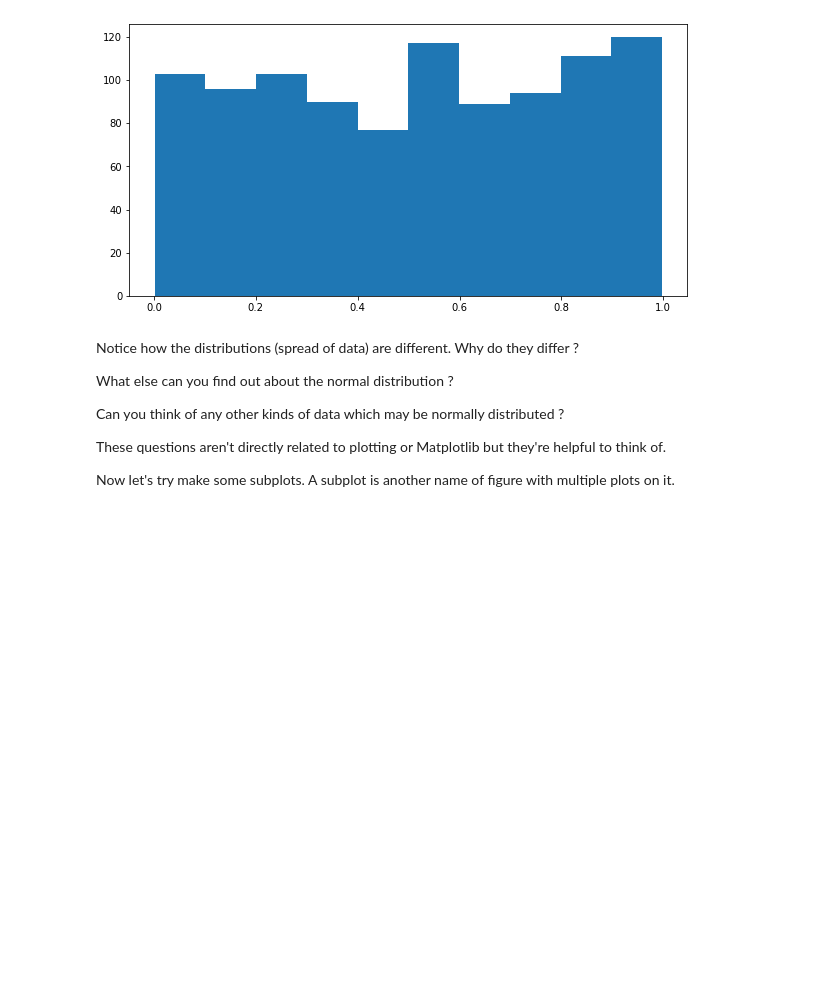
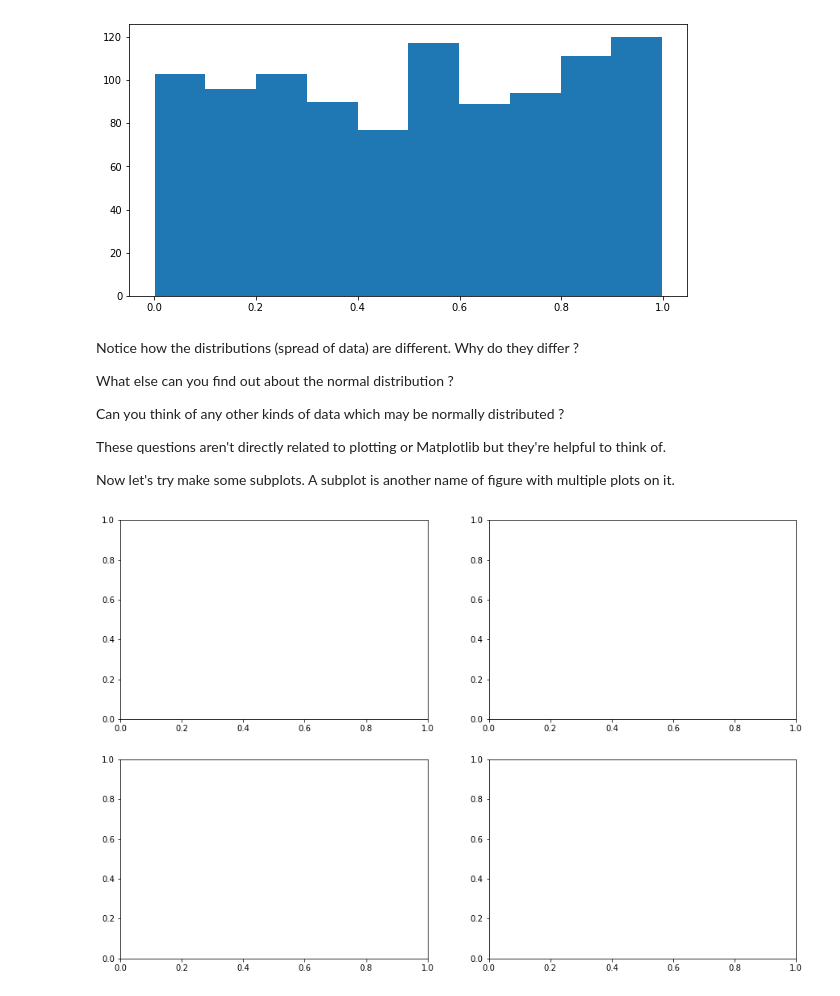
Before and after one commit to SaketMunda/ml-ds-tools-library-introduction, a Jupyter notebook: matplotlib-exercises.ipynb, the cells around one changed output. Saved outputs shown, nothing was run; the diff lists cells and outputs as text; code cells hidden in the pictures; blank space fills up the shorter version.

```diff
--- a/matplotlib-exercises.ipynb
+++ b/matplotlib-exercises.ipynb
@@ -201,3 +201,8 @@ Can you think of any other kinds of data which may be normally distributed ?
 These questions aren't directly related to plotting or Matplotlib but they're helpful to think of.
 
 Now let's try make some subplots. A subplot is another name of figure with multiple plots on it.
+# %%
+# Create an empty subplot with 2 rows and 2 columns (4 subplots total)
+fig, ((ax1, ax2),(ax3, ax4)) = plt.subplots(nrows=2, ncols=2, figsize=(15,10))
+# %% [output]
+[figure, added]
```
Also changed, not shown: parts of 6 cells of this notebook.
